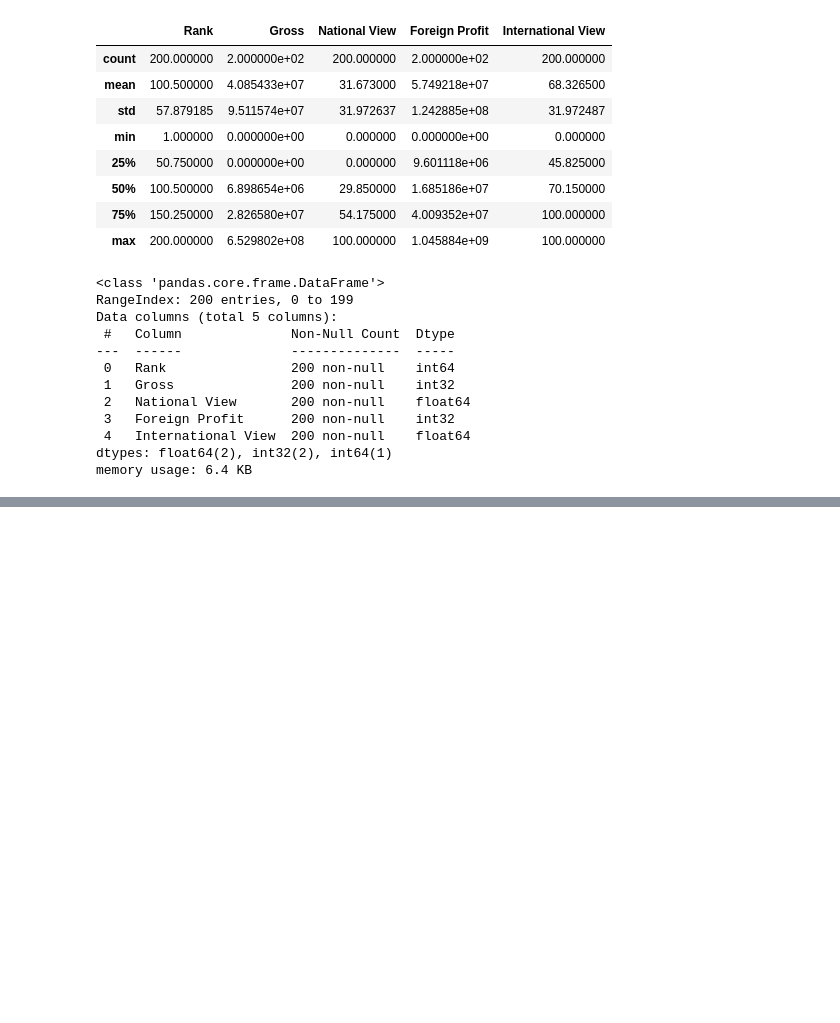
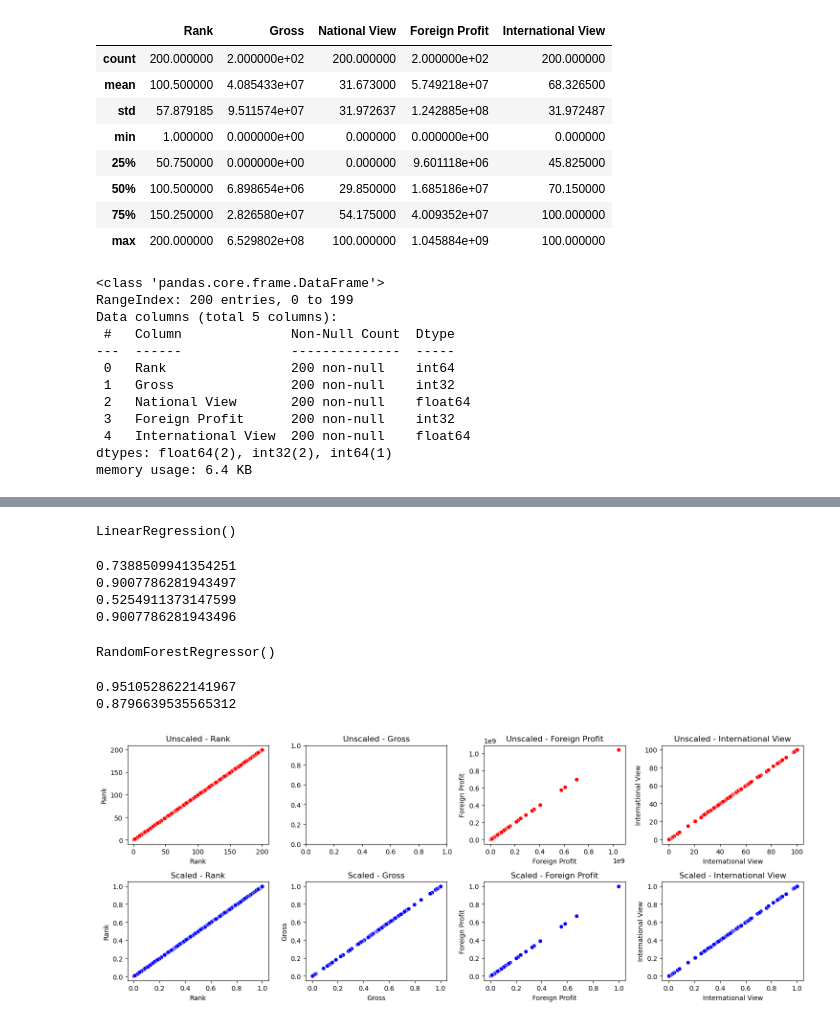
Before and after one commit to Razakhan143/AI-Artificial-Inteligence-, a Jupyter notebook: ML practice/Feature Engineering/normalization.ipynb, the cells around one changed output, grey strips where cells are left out. Drawn from its saved outputs; the diff is of its cells as text; code cells hidden in the pictures; blank space fills up the shorter version.

```diff
--- a/ML practice/Feature Engineering/normalization.ipynb
+++ b/ML practice/Feature Engineering/normalization.ipynb
@@ -59,0 +66,6 @@ memory usage: 6.4 KB
+# %%
+X=data[['Rank', 'National View', 'Foreign Profit', 'International View']]
+y=data.iloc[:,1:2]
+# %%
+from sklearn.model_selection import train_test_split
+X_train, X_test, y_train, y_test = train_test_split(X, y, train_size=0.8, random_state=0, shuffle=True)
@@ -59,0 +97,51 @@ memory usage: 6.4 KB
+# %%
+from sklearn.linear_model import LinearRegression
+lr=LinearRegression()
+lrs=LinearRegression()
+lr.fit(X_train,y_train)
+lrs.fit(X_train_S,y_train_S)
+# %% [output]
+LinearRegression()
+# %%
+print(lr.score(X_test,y_test))
+print(lr.score(X_train,y_train))
+print(lrs.score(X_test_S,y_test_S))
+print(lrs.score(X_train_S,y_train_S))
+# %% [output]
+0.7388509941354251
+0.9007786281943497
+0.5254911373147599
+0.9007786281943496
+# %%
+from sklearn.ensemble import RandomForestRegressor
+rf=RandomForestRegressor()
+rfs=RandomForestRegressor()
+rf.fit(X_train,y_train)
+rfs.fit(X_train_S,y_train_S)
+# %% [output]
+RandomForestRegressor()
+# %%
+print(rf.score(X_test,y_test))
+print(rfs.score(X_test_S,y_test_S))
+# %% [output]
+0.9510528622141967
+0.8796639535565312
+# %%
+Scaled = pd.DataFrame(X_train_S,columns=['Rank', 'Gross', 'Foreign Profit', 'International View'])
+unScaled = pd.DataFrame(X_train,columns=['Rank', 'Gross', 'Foreign Profit', 'International View'])
+fig, axes = plt.subplots(nrows=2, ncols=len(Scaled.columns), figsize=(15, 6))
+
+for idx, col in enumerate(Scaled.columns):
+
+    # Unscaled Data Plot (Top Row)
+    sns.scatterplot(x=unScaled[col], y=unScaled[col], ax=axes[0, idx], color='red')
+    axes[0, idx].set_title(f'Unscaled - {col}')
+    # Scaled Data Plot (Bottom Row)
+    sns.scatterplot(x=Scaled[col], y=Scaled[col], ax=axes[1, idx], color='blue')
+    axes[1, idx].set_title(f'Scaled - {col}')
+
+# Adjust layout
+plt.tight_layout()
+plt.show()
+# %% [output]
+[figure, added]
```
Also changed, not shown: parts of 6 cells of this notebook.
